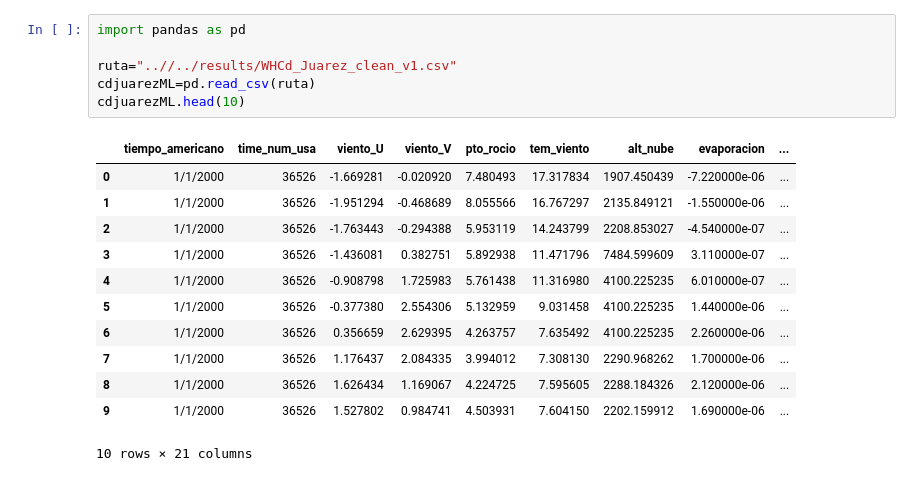
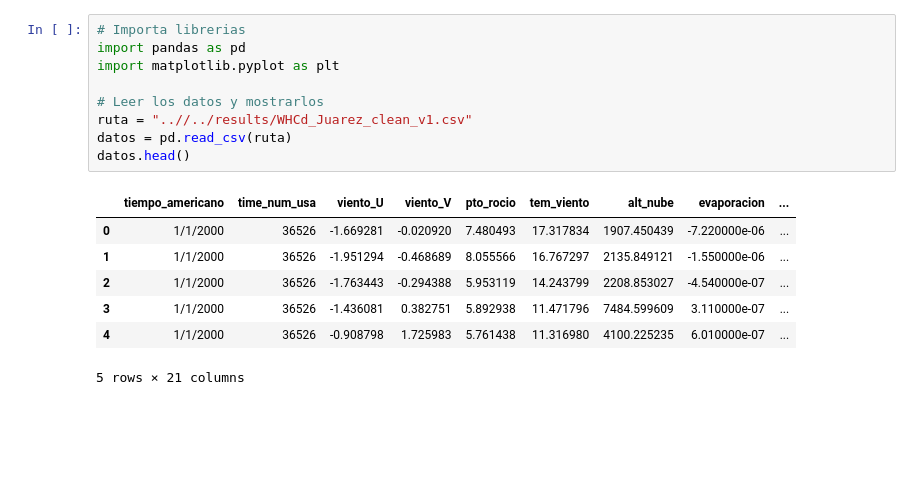
Before and after one commit to JoseTorresMX/JuarezHistoricalForecast, a Jupyter notebook: notebooks/Machine Learning/Vistazo.ipynb, the cells around one changed output. Saved outputs shown, nothing was run; the diff lists cells and outputs as text; blank space fills up the shorter version.

```diff
--- a/notebooks/Machine Learning/Vistazo.ipynb
+++ b/notebooks/Machine Learning/Vistazo.ipynb
@@ -1,19 +1,17 @@
 # %%
+# Importa librerias
 import pandas as pd
+import matplotlib.pyplot as plt
 
-ruta="..//../results/WHCd_Juarez_clean_v1.csv"
-cdjuarezML=pd.read_csv(ruta)
-cdjuarezML.head(10)
+# Leer los datos y mostrarlos
+ruta = "..//../results/WHCd_Juarez_clean_v1.csv"
+datos = pd.read_csv(ruta)
+datos.head()
 # %% [output]
 |  | tiempo_americano | time_num_usa | viento_U | viento_V | pto_rocio | tem_viento | alt_nube | evaporacion | ... |
 | 0 | 1/1/2000 | 36526 | -1.669281 | -0.020920 | 7.480493 | 17.317834 | 1907.450439 | -7.220000e-06 | ... |
 | 1 | 1/1/2000 | 36526 | -1.951294 | -0.468689 | 8.055566 | 16.767297 | 2135.849121 | -1.550000e-06 | ... |
 | 2 | 1/1/2000 | 36526 | -1.763443 | -0.294388 | 5.953119 | 14.243799 | 2208.853027 | -4.540000e-07 | ... |
 | 3 | 1/1/2000 | 36526 | -1.436081 | 0.382751 | 5.892938 | 11.471796 | 7484.599609 | 3.110000e-07 | ... |
 | 4 | 1/1/2000 | 36526 | -0.908798 | 1.725983 | 5.761438 | 11.316980 | 4100.225235 | 6.010000e-07 | ... |
-| 5 | 1/1/2000 | 36526 | -0.377380 | 2.554306 | 5.132959 | 9.031458 | 4100.225235 | 1.440000e-06 | ... |
-| 6 | 1/1/2000 | 36526 | 0.356659 | 2.629395 | 4.263757 | 7.635492 | 4100.225235 | 2.260000e-06 | ... |
-| 7 | 1/1/2000 | 36526 | 1.176437 | 2.084335 | 3.994012 | 7.308130 | 2290.968262 | 1.700000e-06 | ... |
-| 8 | 1/1/2000 | 36526 | 1.626434 | 1.169067 | 4.224725 | 7.595605 | 2288.184326 | 2.120000e-06 | ... |
-| 9 | 1/1/2000 | 36526 | 1.527802 | 0.984741 | 4.503931 | 7.604150 | 2202.159912 | 1.690000e-06 | ... |
-10 rows × 21 columns
+5 rows × 21 columns
```
Also changed, not shown: parts of 16 cells of this notebook, 2 other files.
